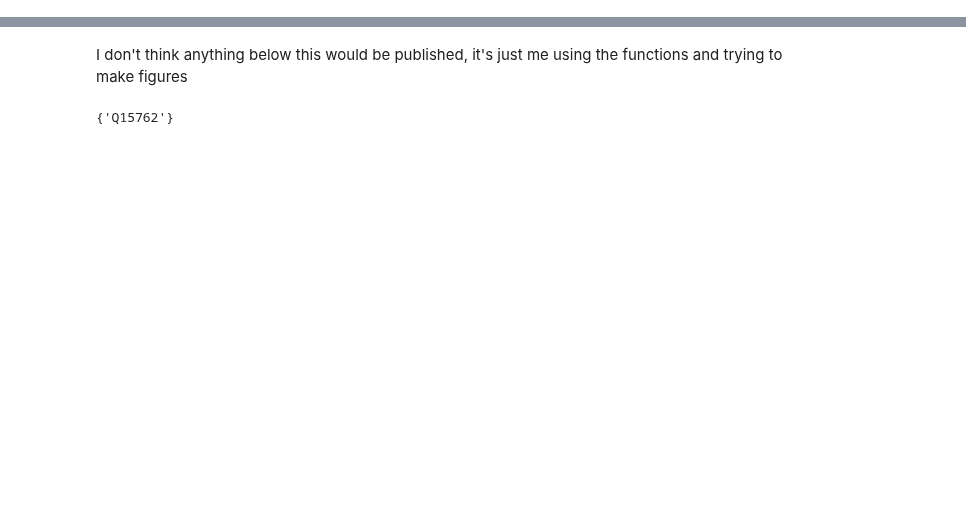
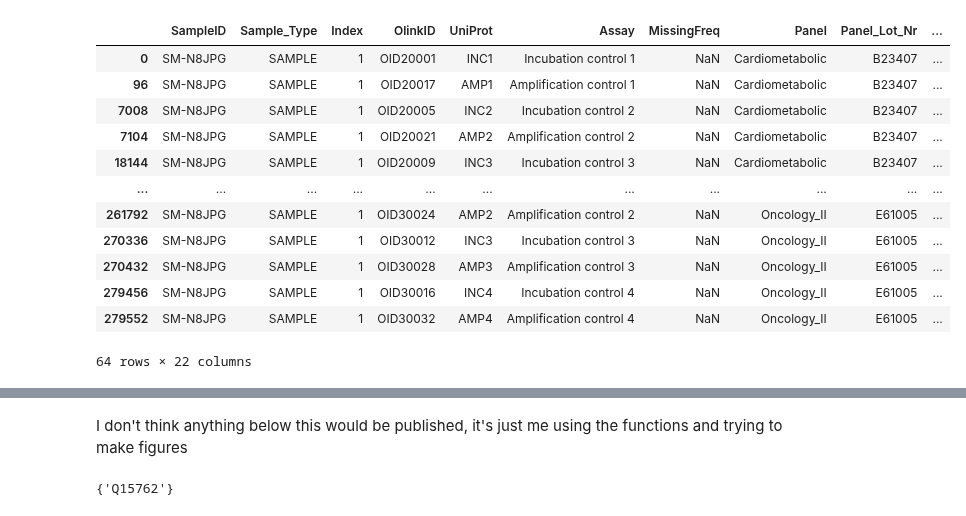
Before and after one commit to Walt-Lab/bdev_mass_spec, a Jupyter notebook: olink_analysis_final.ipynb, the cells around one changed output, grey strips where cells are left out. Saved outputs shown, nothing was run; the diff lists cells and outputs as text; code cells hidden in the pictures; blank space fills up the shorter version.

```diff
--- a/olink_analysis_final.ipynb
+++ b/olink_analysis_final.ipynb
@@ -29,0 +84,18 @@ from scipy.integrate import simps
+# %%
+sample = raw_data[raw_data["SampleID"] == "SM-N8JPG"]
+# %%
+sample[sample["Assay"].str.contains("control")]
+# %% [output]
+|  | SampleID | Sample_Type | Index | OlinkID | UniProt | Assay | MissingFreq | Panel | Panel_Lot_Nr | ... |
+| 0 | SM-N8JPG | SAMPLE | 1 | OID20001 | INC1 | Incubation control 1 | NaN | Cardiometabolic | B23407 | ... |
+| 96 | SM-N8JPG | SAMPLE | 1 | OID20017 | AMP1 | Amplification control 1 | NaN | Cardiometabolic | B23407 | ... |
+| 7008 | SM-N8JPG | SAMPLE | 1 | OID20005 | INC2 | Incubation control 2 | NaN | Cardiometabolic | B23407 | ... |
+| 7104 | SM-N8JPG | SAMPLE | 1 | OID20021 | AMP2 | Amplification control 2 | NaN | Cardiometabolic | B23407 | ... |
+| 18144 | SM-N8JPG | SAMPLE | 1 | OID20009 | INC3 | Incubation control 3 | NaN | Cardiometabolic | B23407 | ... |
+| ... | ... | ... | ... | ... | ... | ... | ... | ... | ... | ... |
+| 261792 | SM-N8JPG | SAMPLE | 1 | OID30024 | AMP2 | Amplification control 2 | NaN | Oncology_II | E61005 | ... |
+| 270336 | SM-N8JPG | SAMPLE | 1 | OID30012 | INC3 | Incubation control 3 | NaN | Oncology_II | E61005 | ... |
+| 270432 | SM-N8JPG | SAMPLE | 1 | OID30028 | AMP3 | Amplification control 3 | NaN | Oncology_II | E61005 | ... |
+| 279456 | SM-N8JPG | SAMPLE | 1 | OID30016 | INC4 | Incubation control 4 | NaN | Oncology_II | E61005 | ... |
+| 279552 | SM-N8JPG | SAMPLE | 1 | OID30032 | AMP4 | Amplification control 4 | NaN | Oncology_II | E61005 | ... |
+64 rows × 22 columns
```
Also changed, not shown: parts of 32 cells of this notebook.
